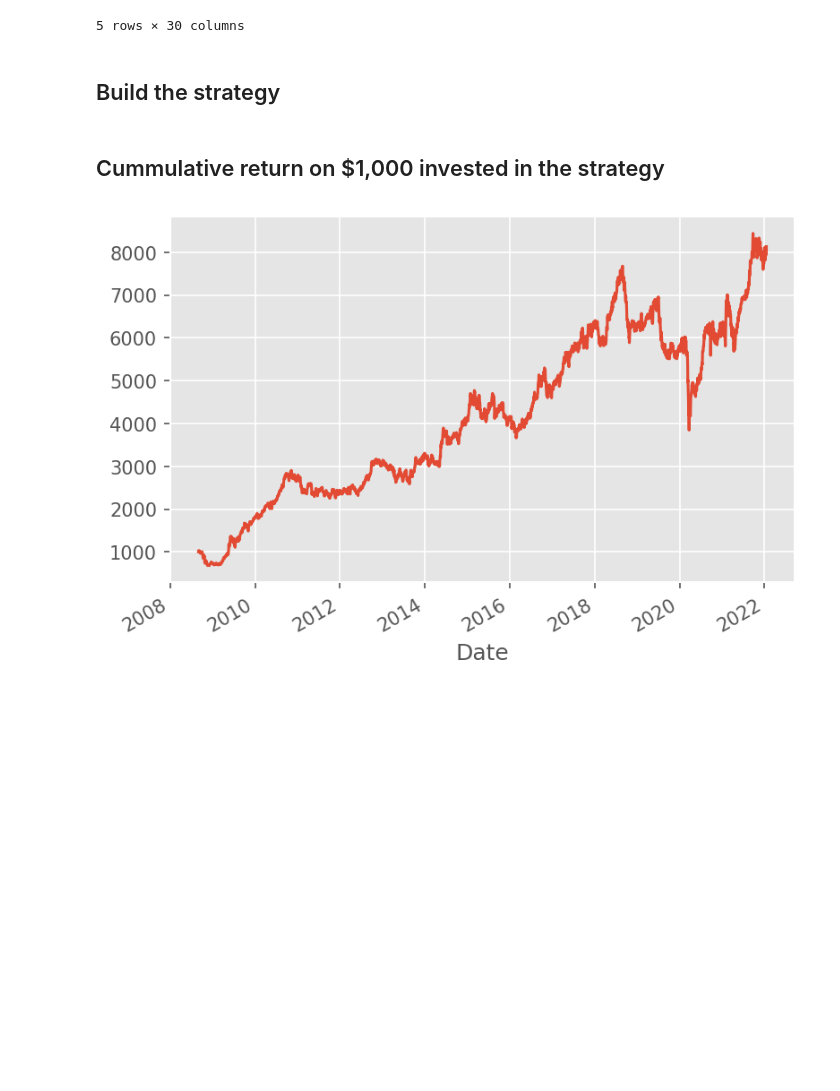
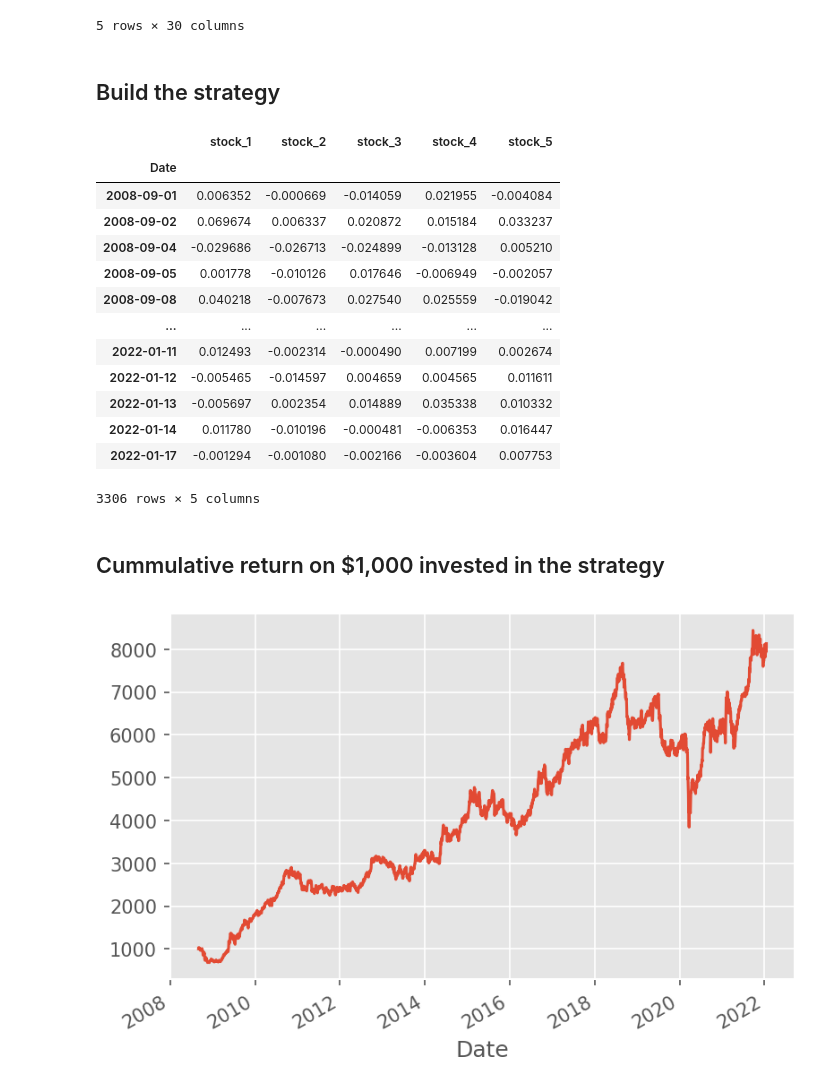
Before and after one commit to binomy/aifm, a Jupyter notebook: MiniProjectOne/project.ipynb, the cells around one changed output. Saved outputs shown, nothing was run; the diff lists cells and outputs as text; code cells hidden in the pictures; blank space fills up the shorter version.

```diff
--- a/MiniProjectOne/project.ipynb
+++ b/MiniProjectOne/project.ipynb
@@ -17,10 +17,10 @@ plt.rcParams['figure.dpi'] = 150
 ### 1) Download the close prices for the constituents of Sensex.
 # %%
 #Sensex constituents list
-mkts_list = ['ASIANPAINT.BO','AXISBANK.BO','BAJAJ-AUTO.BO','BAJFINANCE.BO','BAJAJFINSV.BO','BHARTIARTL.BO','DRREDDY.BO','HCLTECH.BO','HDFC.BO',
-             'HDFCBANK.BO','HINDUNILVR.BO','ICICIBANK.BO','INDUSINDBK.BO','INFY.BO','ITC.BO','KOTAKBANK.BO','LT.BO','M&M.BO','MARUTI.BO','NESTLEIND.BO',
-             'NTPC.BO','ONGC.BO','POWERGRID.BO','RELIANCE.BO','SBIN.BO','SUNPHARMA.BO','TCS.BO','TECHM.BO','TITAN.BO','ULTRACEMCO.BO']
-
+mkts_list = [
+  'ASIANPAINT.BO','AXISBANK.BO','BAJAJ-AUTO.BO','BAJFINANCE.BO','BAJAJFINSV.BO','BHARTIARTL.BO', 'DRREDDY.BO','HCLTECH.BO','HDFC.BO', 'HDFCBANK.BO','HINDUNILVR.BO','ICICIBANK.BO','INDUSINDBK.BO','INFY.BO','ITC.BO','KOTAKBANK.BO','LT.BO','M&M.BO','MARUTI.BO','NESTLEIND.BO', 'NTPC.BO','ONGC.BO','POWERGRID.BO',
+  'RELIANCE.BO','SBIN.BO','SUNPHARMA.BO','TCS.BO','TECHM.BO','TITAN.BO','ULTRACEMCO.BO'
+]
 
 df_mkts = yf.download(tickers=mkts_list)['Adj Close']
 df_mkts.head()
@@ -139,10 +140,13 @@ Name: 2008-08-29 00:00:00, dtype: float64
 def get_topn_stocks_df(df):
   def get_topn_stocks(row, n):
     x = row.nlargest(n)
-    stocks = []
-    for k,v in x.items():
-      stocks.append(k)
-    return stocks
+    return list(x.keys())
+
+    # stocks = []
+    # for k,v in x.items():
+    #   stocks.append(k)
+    # return stocks
+
   result = df.apply(lambda row: get_topn_stocks(row, 5), axis=1)
 
   return pd.DataFrame(result.values.tolist(), index=result.keys()).dropna()
@@ -183,17 +187,34 @@ daily_returns.tail()
 # %%
 columns = ['stock_1', 'stock_2', 'stock_3', 'stock_4', 'stock_5']
 df_strategy = pd.DataFrame()
 
 for i in range(len(df_top5)):
   if i + 1  < len(df_top5):
     current_month = df_top5.iloc[i]
     next_month = df_top5.iloc[i+1]
 
   filter = ((daily_returns.index > current_month.name) & (daily_returns.index <= next_month.name))
   df = daily_returns[filter][current_month.values]
 
   df.columns = columns
   df_strategy = df_strategy.append(df)
+
+df_strategy
+# %% [output]
+|  | stock_1 | stock_2 | stock_3 | stock_4 | stock_5 |
+| Date |  |  |  |  |  |
+| 2008-09-01 | 0.006352 | -0.000669 | -0.014059 | 0.021955 | -0.004084 |
+| 2008-09-02 | 0.069674 | 0.006337 | 0.020872 | 0.015184 | 0.033237 |
+| 2008-09-04 | -0.029686 | -0.026713 | -0.024899 | -0.013128 | 0.005210 |
+| 2008-09-05 | 0.001778 | -0.010126 | 0.017646 | -0.006949 | -0.002057 |
+| 2008-09-08 | 0.040218 | -0.007673 | 0.027540 | 0.025559 | -0.019042 |
+| ... | ... | ... | ... | ... | ... |
+| 2022-01-11 | 0.012493 | -0.002314 | -0.000490 | 0.007199 | 0.002674 |
+| 2022-01-12 | -0.005465 | -0.014597 | 0.004659 | 0.004565 | 0.011611 |
+| 2022-01-13 | -0.005697 | 0.002354 | 0.014889 | 0.035338 | 0.010332 |
+| 2022-01-14 | 0.011780 | -0.010196 | -0.000481 | -0.006353 | 0.016447 |
+| 2022-01-17 | -0.001294 | -0.001080 | -0.002166 | -0.003604 | 0.007753 |
+3306 rows × 5 columns
 # %% [markdown]
 ## Cummulative return on $1,000 invested in the strategy
 # %%
```
Also changed, not shown: parts of 1 cell of this notebook, 5 other files.
